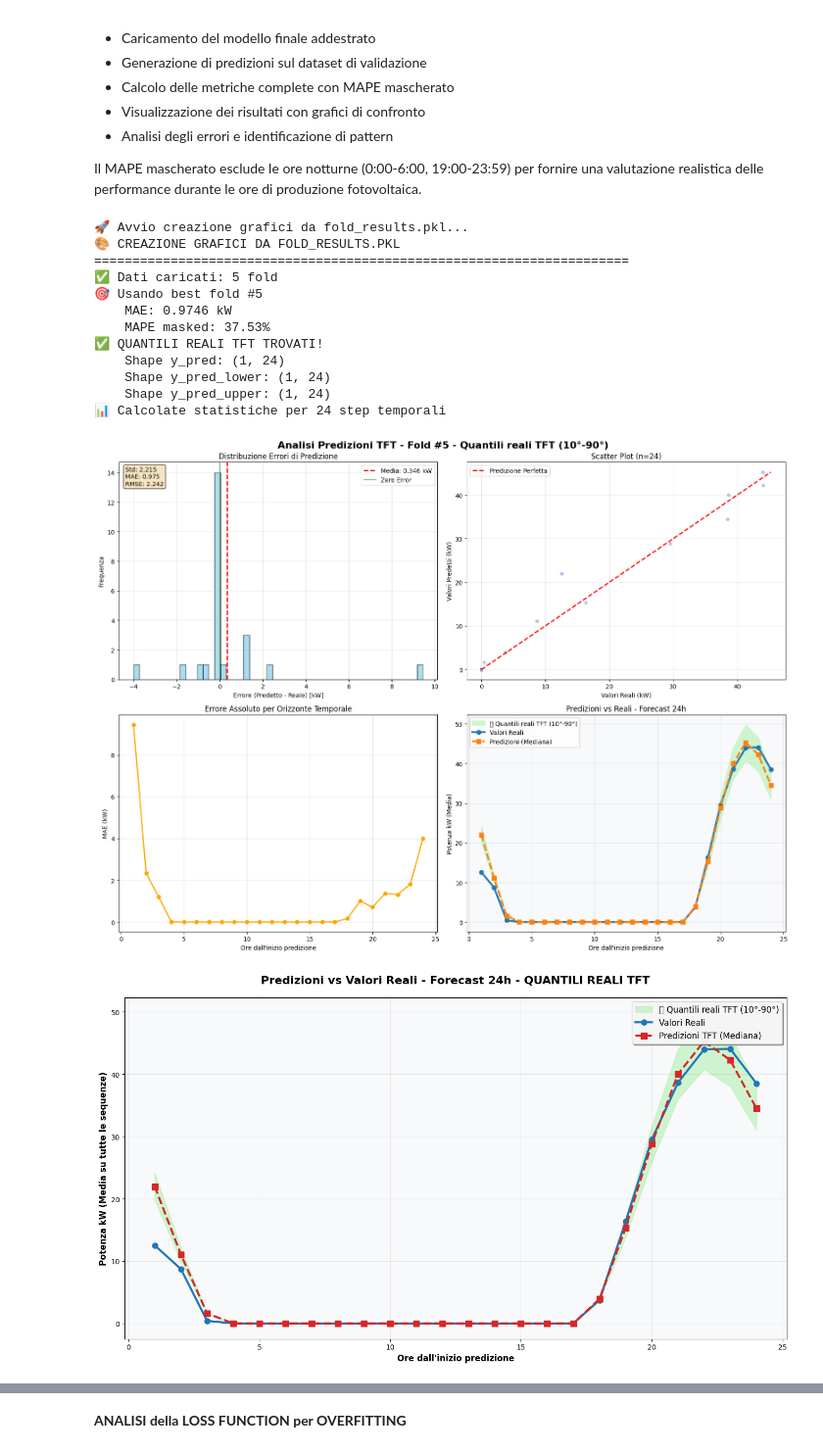
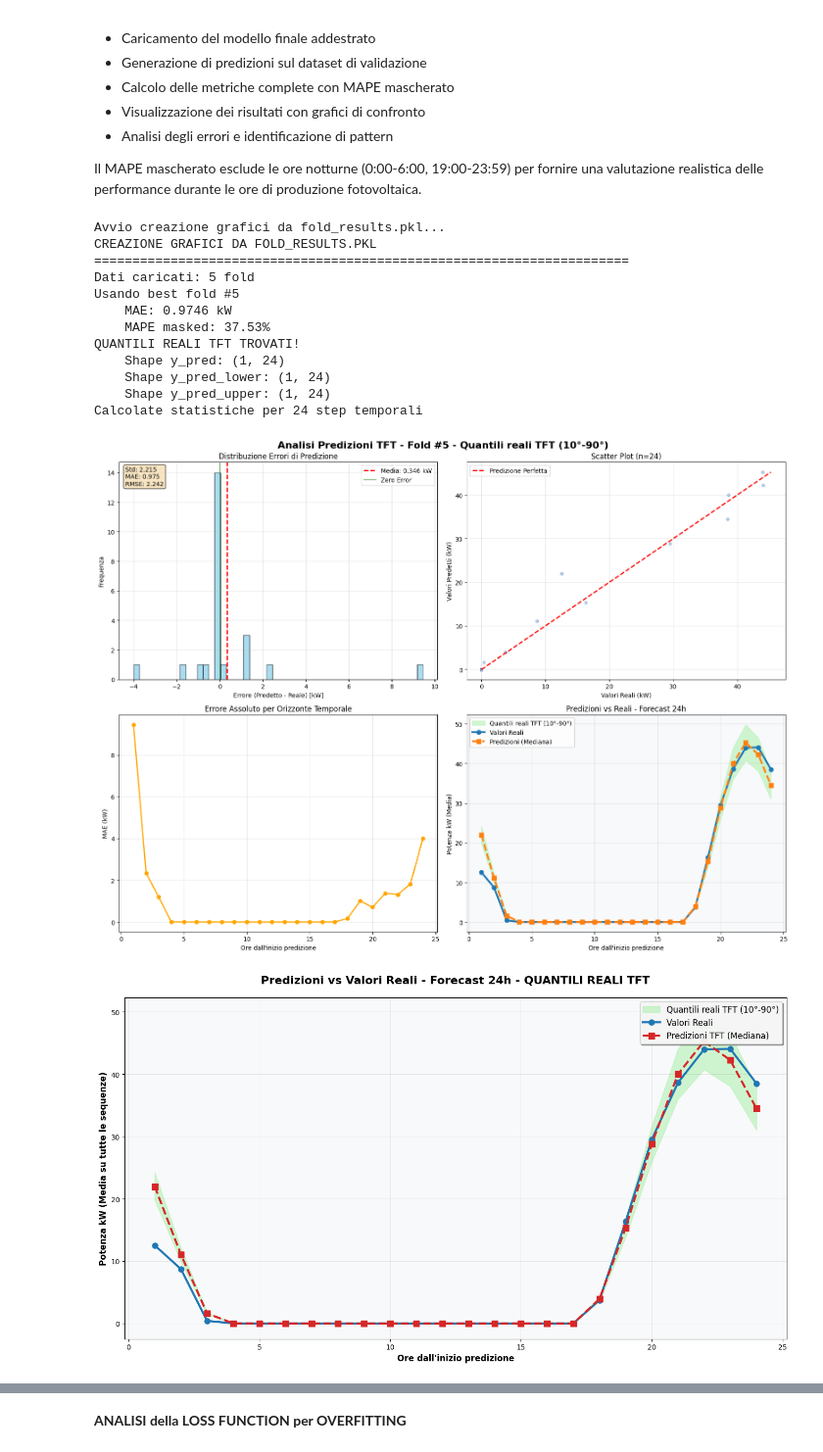
Before and after one commit to Lor3nz0-3099/DL-Project--Parallel, a Jupyter notebook: src/PV_Forecasting_TFT_Parallel.ipynb, the cells around one changed output, grey strips where cells are left out. Shown at 98% size. Drawn from its saved outputs; the diff is of its cells as text; code cells hidden in the pictures.

```diff
--- a/src/PV_Forecasting_TFT_Parallel.ipynb
+++ b/src/PV_Forecasting_TFT_Parallel.ipynb
@@ -2718,34 +2722,34 @@ def create_plots_from_fold_results():
     """
     Crea grafici usando direttamente i dati salvati in fold_results.pkl
     """
-    print(f"🎨 CREAZIONE GRAFICI DA FOLD_RESULTS.PKL")
+    print(f"CREAZIONE GRAFICI DA FOLD_RESULTS.PKL")
     print(f"{'='*70}")
 
     # 1. Carica i dati
     fold_results_file = Path("results/run_corretta/fold_results.pkl")
 
     if not fold_results_file.exists():
-        print(f"❌ File {fold_results_file} non trovato!")
+        print(f"File {fold_results_file} non trovato!")
         return None
 
     try:
         with open(fold_results_file, 'rb') as f:
             fold_data = pickle.load(f)
-        print(f"✅ Dati caricati: {len(fold_data)} fold")
+        print(f"Dati caricati: {len(fold_data)} fold")
     except Exception as e:
-        print(f"❌ Errore nel caricamento: {e}")
+        print(f"Errore nel caricamento: {e}")
         return None
 
     # 2. Trova il best fold (MAE più basso)
     successful_folds = [f for f in fold_data if 'error' not in f and 'predictions' in f]
     if not successful_folds:
-        print(f"❌ Nessun fold con predizioni trovato!")
+        print(f"Nessun fold con predizioni trovato!")
         return None
 
     best_fold = min(successful_folds, key=lambda x: x['metrics']['mae'])
     fold_idx = best_fold['fold_idx']
 
-    print(f"🎯 Usando best fold #{fold_idx + 1}")
+    print(f"Usando best fold #{fold_idx + 1}")
     print(f"    MAE: {best_fold['metrics']['mae']:.4f} kW")
     print(f"    MAPE masked: {best_fold['metrics']['mape_masked']:.2f}%")
 
@@ -2762,14 +2766,14 @@ def create_plots_from_fold_results():
     has_real_quantiles = (y_pred_lower is not None and y_pred_upper is not None)
 
     if has_real_quantiles:
-        print(f"✅ QUANTILI REALI TFT TROVATI!")
+        print(f"QUANTILI REALI TFT TROVATI!")
         print(f"    Shape y_pred: {y_pred.shape}")
         print(f"    Shape y_pred_lower: {y_pred_lower.shape}")
         print(f"    Shape y_pred_upper: {y_pred_upper.shape}")
         confidence_source = "Quantili reali TFT (10°-90°)"
         confidence_color = 'lightgreen'
     else:
-        print(f"⚠️ Quantili non disponibili, creo approssimazione")
+        print(f"Quantili non disponibili, creo approssimazione")
         y_pred_lower = y_pred * 0.85  # -15%
         y_pred_upper = y_pred * 1.15  # +15%
         confidence_source = "Intervallo approssimato (±15%)"
@@ -2793,7 +2797,7 @@ def create_plots_from_fold_results():
 
     step_df = pd.DataFrame(step_stats)
 
-    print(f"📊 Calcolate statistiche per {len(step_stats)} step temporali")
+    print(f"Calcolate statistiche per {len(step_stats)} step temporali")
 
     # 5. CREA I GRAFICI
     plt.style.use('default')
@@ -2850,7 +2854,7 @@ def create_plots_from_fold_results():
     # SUBPLOT 4: Predizioni vs Reali per Step con Quantili
     ax4.fill_between(step_df['step'], step_df['avg_pred_lower'], step_df['avg_pred_upper'],
                      alpha=0.4, color=confidence_color,
-                     label=f'🎯 {confidence_source}')
+                     label=f'{confidence_source}')
 
     ax4.plot(step_df['step'], step_df['avg_true'], '-o', color='#1f77b4',
              linewidth=3, markersize=7, label='Valori Reali', zorder=3)
@@ -2878,7 +2882,7 @@ def create_plots_from_fold_results():
     # Area quantili
     ax.fill_between(step_df['step'], step_df['avg_pred_lower'], step_df['avg_pred_upper'],
                     alpha=0.4, color=confidence_color,
-                    label=f'🎯 {confidence_source}')
+                    label=f'{confidence_source}')
 
     # Linee principali
     ax.plot(step_df['step'], step_df['avg_true'], '-o', color='#1f77b4',
@@ -2909,55 +2913,55 @@ def create_plots_from_fold_results():
     plt.show()
 
     # 8. Stampa summary finale
-    print(f"\n📊 SUMMARY RISULTATI:")
+    print(f"\n SUMMARY RISULTATI:")
     print(f"    Best Fold: #{fold_idx + 1}")
     print(f"    MAE globale: {best_fold['metrics']['mae']:.4f} kW")
     print(f"    RMSE globale: {best_fold['metrics']['rmse']:.4f} kW")
     print(f"    MAPE masked: {best_fold['metrics']['mape_masked']:.2f}%")
-    print(f"    Quantili reali: {'✅ Sì' if has_real_quantiles else '❌ No (approssimazione)'}")
+    print(f"    Quantili reali: {'Sì' if has_real_quantiles else 'No (approssimazione)'}")
     print(f"    Sequenze analizzate: {y_true.shape[0]}")
     print(f"    Orizzonte temporale: {y_true.shape[1]} ore")
 
-    print(f"\n💾 Grafici salvati:")
-    print(f"    📈 Analisi completa: {plot_path}")
-    print(f"    🎯 Confronto dettagliato: {dedicated_plot_path}")
+    print(f"\n Grafici salvati:")
+    print(f"    Analisi completa: {plot_path}")
+    print(f"    Confronto dettagliato: {dedicated_plot_path}")
 
     return {
         'best_fold_idx': fold_idx,
         'metrics': best_fold['metrics'],
         'has_quantiles': has_real_quantiles,
         'step_stats': step_df,
         'plot_paths': [plot_path, dedicated_plot_path]
     }
 
 # ==========================================
 # ESECUZIONE
 # ==========================================
 
-print("🚀 Avvio creazione grafici da fold_results.pkl...")
+print("Avvio creazione grafici da fold_results.pkl...")
 result = create_plots_from_fold_results()
 
 if result:
-    print(f"\n✅ GRAFICI CREATI CON SUCCESSO!")
-    print(f"🎯 Fold utilizzato: #{result['best_fold_idx'] + 1}")
-    print(f"📊 Quantili reali: {'Sì' if result['has_quantiles'] else 'No'}")
+    print(f"\nGRAFICI CREATI CON SUCCESSO!")
+    print(f"Fold utilizzato: #{result['best_fold_idx'] + 1}")
+    print(f"Quantili reali: {'Sì' if result['has_quantiles'] else 'No'}")
 else:
-    print(f"\n❌ Creazione grafici fallita!")
+    print(f"\nCreazione grafici fallita!")
 
 print(f"\n{'='*70}")
-print(f"🎨 FINE CREAZIONE GRAFICI DA FOLD_RESULTS")
+print(f"FINE CREAZIONE GRAFICI DA FOLD_RESULTS")
 # %% [output]
-🚀 Avvio creazione grafici da fold_results.pkl...
-🎨 CREAZIONE GRAFICI DA FOLD_RESULTS.PKL
+Avvio creazione grafici da fold_results.pkl...
+CREAZIONE GRAFICI DA FOLD_RESULTS.PKL
 ======================================================================
-✅ Dati caricati: 5 fold
-🎯 Usando best fold #5
+Dati caricati: 5 fold
+Usando best fold #5
     MAE: 0.9746 kW
     MAPE masked: 37.53%
-✅ QUANTILI REALI TFT TROVATI!
+QUANTILI REALI TFT TROVATI!
     Shape y_pred: (1, 24)
     Shape y_pred_lower: (1, 24)
     Shape y_pred_upper: (1, 24)
-📊 Calcolate statistiche per 24 step temporali
+Calcolate statistiche per 24 step temporali
 [figure]
-[figure, old version]
+[figure, new version]
```
Also changed, not shown: parts of 20 cells of this notebook, 4 other files.
